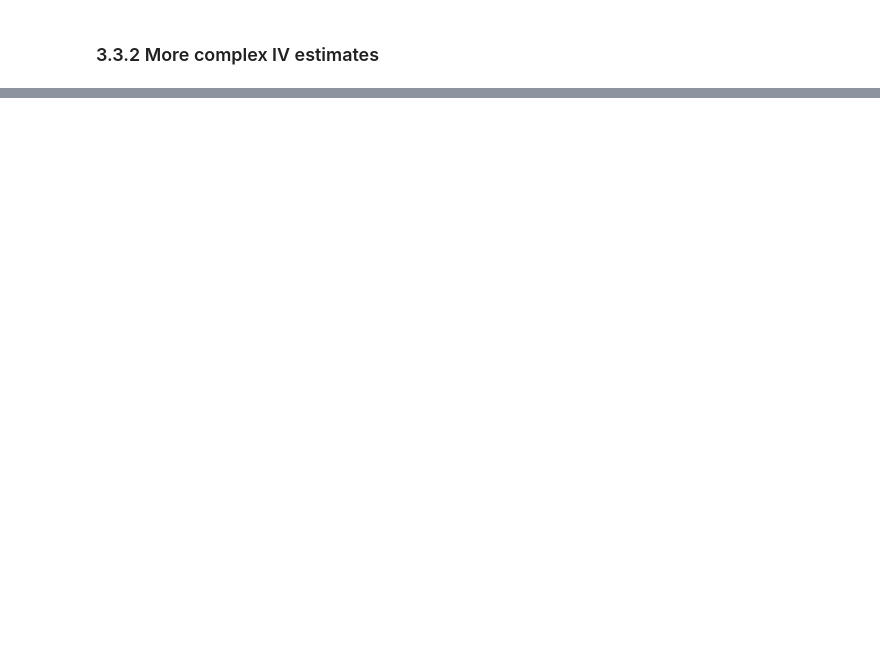
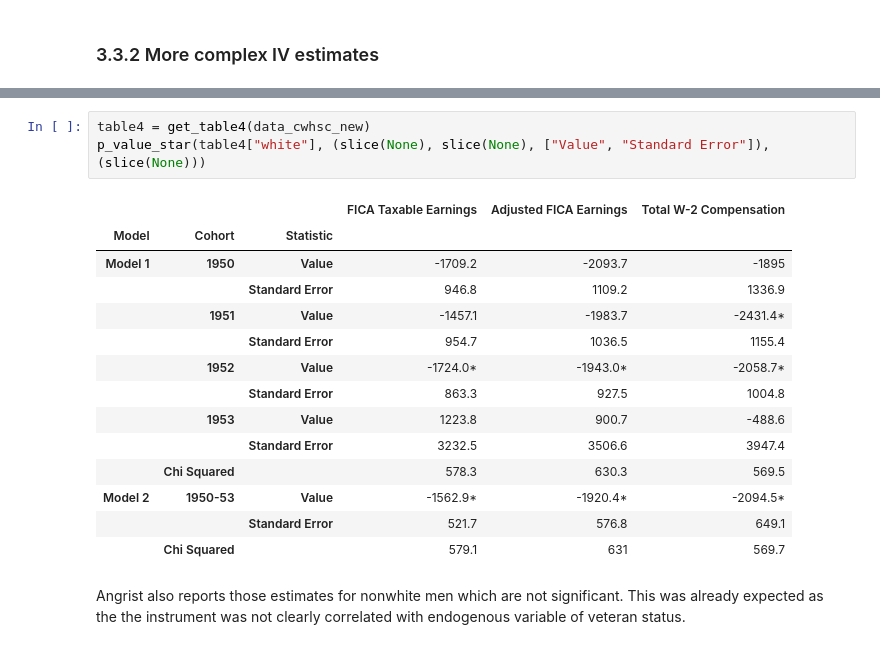
Before and after one commit to Pascalheid/microeconometrics-course-project-Pascalheid, a Jupyter notebook: Angrist_1990.ipynb, the cells around one changed output, grey strips where cells are left out. Drawn from its saved outputs; the diff is of its cells as text; blank space fills up the shorter version.

```diff
--- a/Angrist_1990.ipynb
+++ b/Angrist_1990.ipynb
@@ -379,0 +417,20 @@ get_table4()["nonwhite"]
+# %%
+table4 = get_table4(data_cwhsc_new)
+p_value_star(table4["white"], (slice(None), slice(None), ["Value", "Standard Error"]), (slice(None)))
+# %% [output]
+|  |  |  | FICA Taxable Earnings | Adjusted FICA Earnings | Total W-2 Compensation |
+| Model | Cohort | Statistic |  |  |  |
+| Model 1 | 1950 | Value | -1709.2 | -2093.7 | -1895 |
+|  |  | Standard Error | 946.8 | 1109.2 | 1336.9 |
+|  | 1951 | Value | -1457.1 | -1983.7 | -2431.4* |
+|  |  | Standard Error | 954.7 | 1036.5 | 1155.4 |
+|  | 1952 | Value | -1724.0* | -1943.0* | -2058.7* |
+|  |  | Standard Error | 863.3 | 927.5 | 1004.8 |
+|  | 1953 | Value | 1223.8 | 900.7 | -488.6 |
+|  |  | Standard Error | 3232.5 | 3506.6 | 3947.4 |
+|  | Chi Squared |  | 578.3 | 630.3 | 569.5 |
+| Model 2 | 1950-53 | Value | -1562.9* | -1920.4* | -2094.5* |
+|  |  | Standard Error | 521.7 | 576.8 | 649.1 |
+|  | Chi Squared |  | 579.1 | 631 | 569.7 |
+# %% [markdown]
+Angrist also reports those estimates for nonwhite men which are not significant. This was already expected as the the instrument was not clearly correlated with endogenous variable of veteran status.
```
Also changed, not shown: parts of 26 cells of this notebook, 4 other files.
